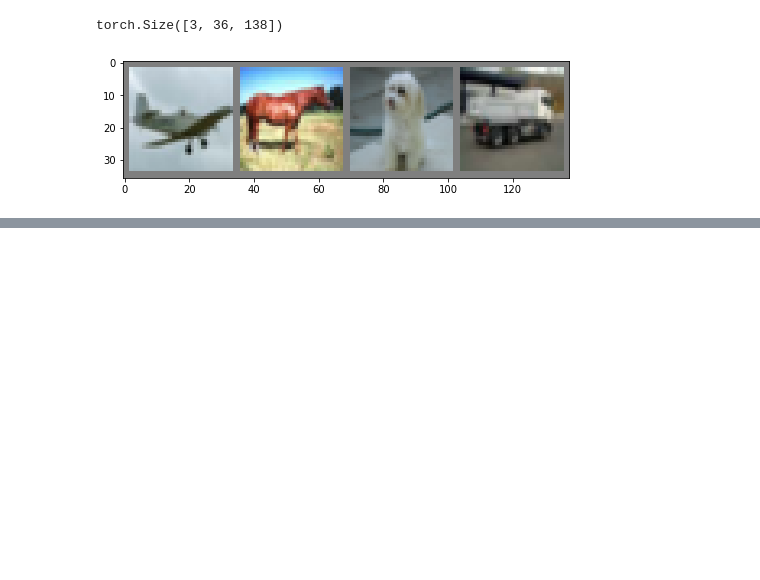
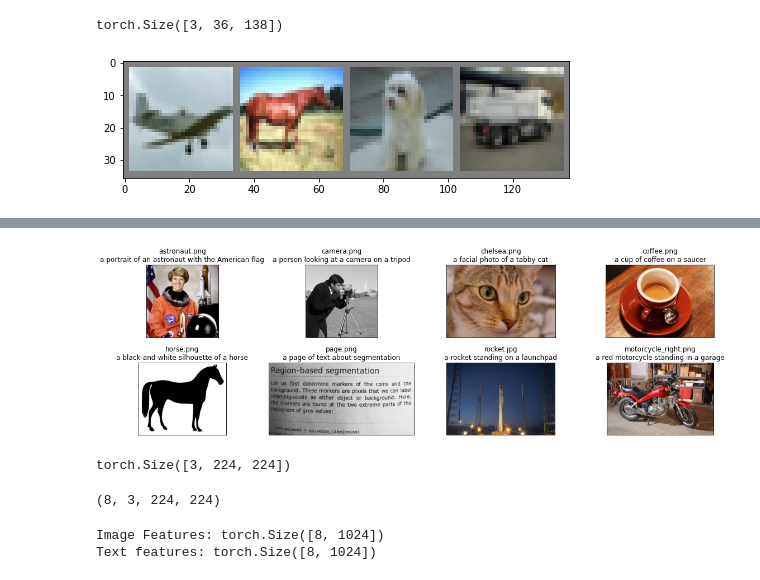
Before and after one commit to saqib1707/Adversarial-Robustness-Analysis, a Jupyter notebook: CLIP/clip/main_CLIP_interaction.ipynb, the cells around one changed output, grey strips where cells are left out. Drawn from its saved outputs; the diff is of its cells as text; code cells hidden in the pictures; blank space fills up the shorter version.

```diff
--- a/CLIP/clip/main_CLIP_interaction.ipynb
+++ b/CLIP/clip/main_CLIP_interaction.ipynb
@@ -41,3 +49,8 @@ plt.show()
 # %% [output]
 torch.Size([3, 36, 138])
 [figure]
+# %%
+print("Available CLIP models:", clip.available_models())
+
+# model, preprocess = clip.load("ViT-B/32")
+model, preprocess = clip.load("RN50")
@@ -43,0 +96,50 @@ torch.Size([3, 36, 138])
+# %%
+# images in skimage to use and their textual descriptions
+descriptions = {
+    "page": "a page of text about segmentation",
+    "chelsea": "a facial photo of a tabby cat",
+    "astronaut": "a portrait of an astronaut with the American flag",
+    "rocket": "a rocket standing on a launchpad",
+    "motorcycle_right": "a red motorcycle standing in a garage",
+    "camera": "a person looking at a camera on a tripod",
+    "horse": "a black-and-white silhouette of a horse",
+    "coffee": "a cup of coffee on a saucer"
+}
+
+original_imgs = []
+processed_imgs = []
+texts = []
+
+plt.figure(figsize=(16, 5))
+
+for filename in os.listdir(skimage.data_dir):
+    if filename.endswith(".png") or filename.endswith(".jpg"):
+        name = os.path.splitext(filename)[0]
+
+        if name not in descriptions:
+            continue
+
+        img = Image.open(os.path.join(skimage.data_dir, filename)).convert("RGB")
+
+        plt.subplot(2, 4, len(processed_imgs) + 1)
+        plt.imshow(img)
+        plt.title(f"{filename}\n{descriptions[name]}")
+        plt.xticks([])
+        plt.yticks([])
+
+        original_imgs.append(img)
+        processed_imgs.append(preprocess(img))
+
+        texts.append(descriptions[name])
+
+plt.tight_layout()
+# %% [output]
+[figure, added]
+# %%
+processed_imgs[0].shape
+# %% [output]
+torch.Size([3, 224, 224])
+# %%
+np.stack(processed_imgs).shape
+# %% [output]
+(8, 3, 224, 224)
@@ -43,0 +153,6 @@ torch.Size([3, 36, 138])
+# %%
+print("Image Features:", img_features.shape)
+print("Text features:", text_features.shape)
+# %% [output]
+Image Features: torch.Size([8, 1024])
+Text features: torch.Size([8, 1024])
```
Also changed, not shown: parts of 7 cells of this notebook, 1 other file.
